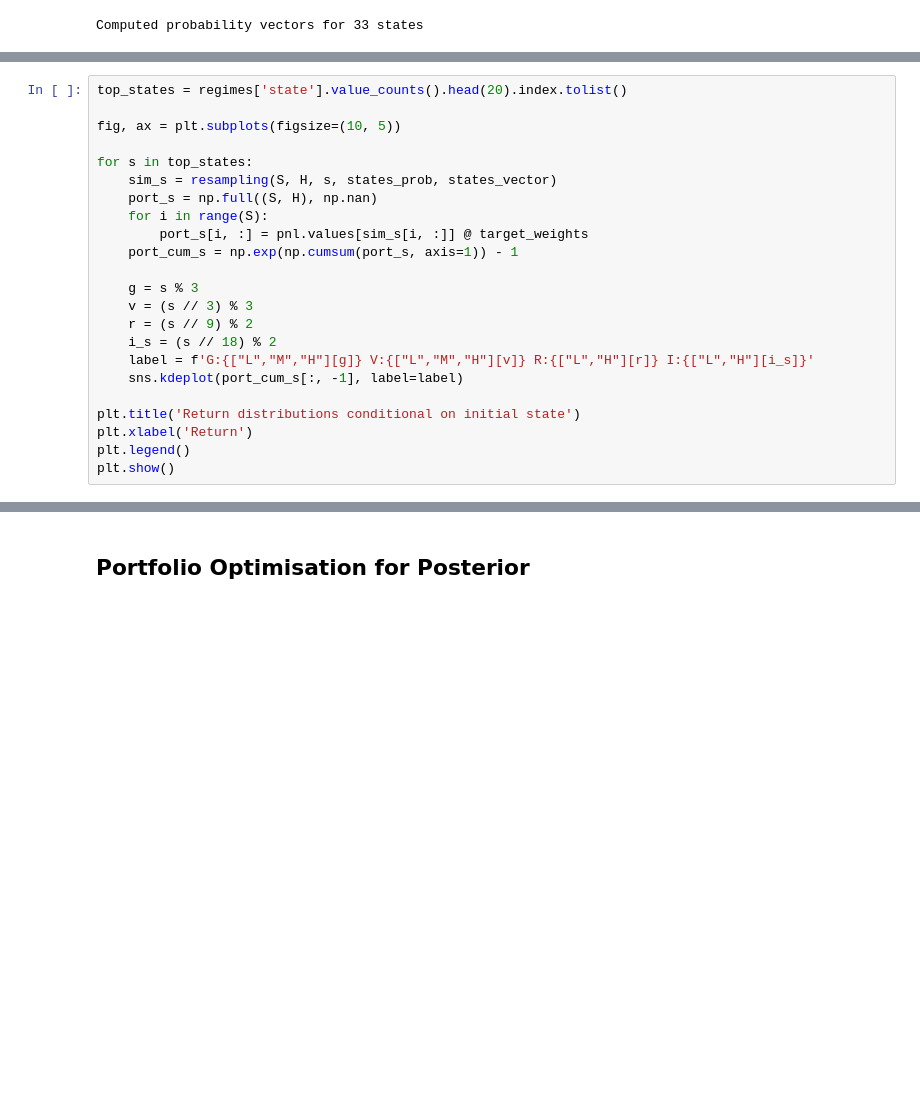
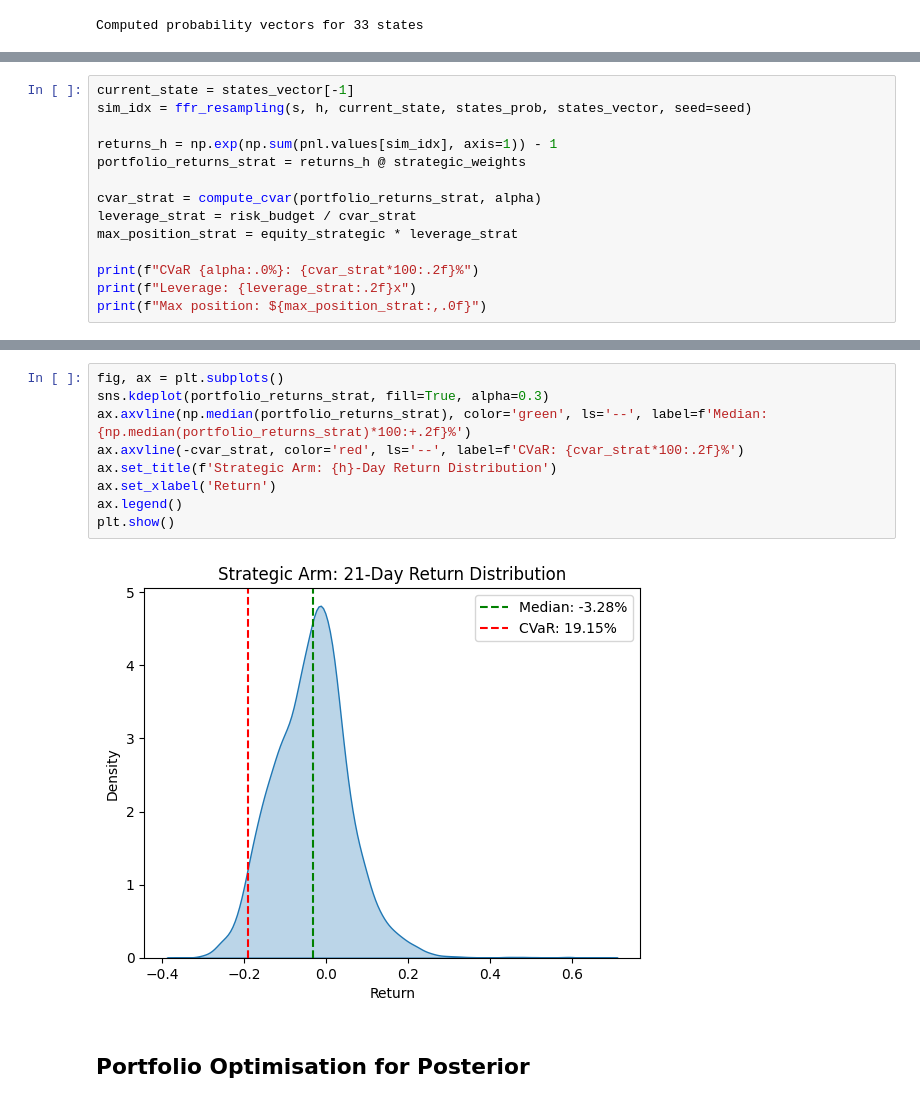
Before and after one commit to galamboslajos/Finance-Working-Files, a Jupyter notebook: Investments_2026/FFR_Portfolio_Risk.ipynb, the cells around one changed output, grey strips where cells are left out. Cells and saved outputs as stored; diff of their text form; blank space fills up the shorter version.

```diff
--- a/Investments_2026/FFR_Portfolio_Risk.ipynb
+++ b/Investments_2026/FFR_Portfolio_Risk.ipynb
@@ -356,24 +398,15 @@ plt.show()
 # %%
-top_states = regimes['state'].value_counts().head(20).index.tolist()
+current_state = states_vector[-1]
+sim_idx = ffr_resampling(s, h, current_state, states_prob, states_vector, seed=seed)
 
-fig, ax = plt.subplots(figsize=(10, 5))
+returns_h = np.exp(np.sum(pnl.values[sim_idx], axis=1)) - 1
+portfolio_returns_strat = returns_h @ strategic_weights
 
-for s in top_states:
-    sim_s = resampling(S, H, s, states_prob, states_vector)
-    port_s = np.full((S, H), np.nan)
-    for i in range(S):
-        port_s[i, :] = pnl.values[sim_s[i, :]] @ target_weights
-    port_cum_s = np.exp(np.cumsum(port_s, axis=1)) - 1
+cvar_strat = compute_cvar(portfolio_returns_strat, alpha)
+leverage_strat = risk_budget / cvar_strat
+max_position_strat = equity_strategic * leverage_strat
 
-    g = s % 3
-    v = (s // 3) % 3
-    r = (s // 9) % 2
-    i_s = (s // 18) % 2
-    label = f'G:{["L","M","H"][g]} V:{["L","M","H"][v]} R:{["L","H"][r]} I:{["L","H"][i_s]}'
-    sns.kdeplot(port_cum_s[:, -1], label=label)
-
-plt.title('Return distributions conditional on initial state')
-plt.xlabel('Return')
-plt.legend()
-plt.show()
+print(f"CVaR {alpha:.0%}: {cvar_strat*100:.2f}%")
+print(f"Leverage: {leverage_strat:.2f}x")
+print(f"Max position: ${max_position_strat:,.0f}")
 # %% [output]
@@ -454,3 +439,14 @@ plt.show()
+# %%
+fig, ax = plt.subplots()
+sns.kdeplot(portfolio_returns_strat, fill=True, alpha=0.3)
+ax.axvline(np.median(portfolio_returns_strat), color='green', ls='--', label=f'Median: {np.median(portfolio_returns_strat)*100:+.2f}%')
+ax.axvline(-cvar_strat, color='red', ls='--', label=f'CVaR: {cvar_strat*100:.2f}%')
+ax.set_title(f'Strategic Arm: {h}-Day Return Distribution')
+ax.set_xlabel('Return')
+ax.legend()
+plt.show()
+# %% [output]
+[figure, added]
 # %% [markdown]
 ## Portfolio Optimisation for Posterior
 # %%
```
Also changed, not shown: parts of 36 cells of this notebook.
